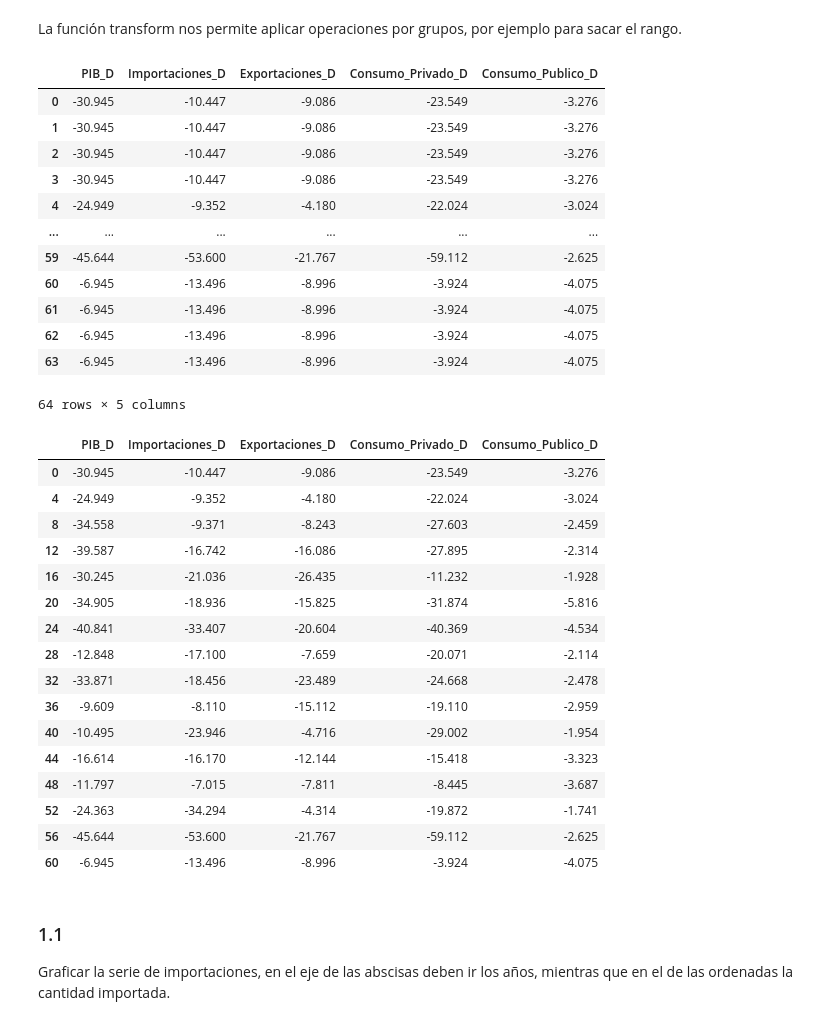
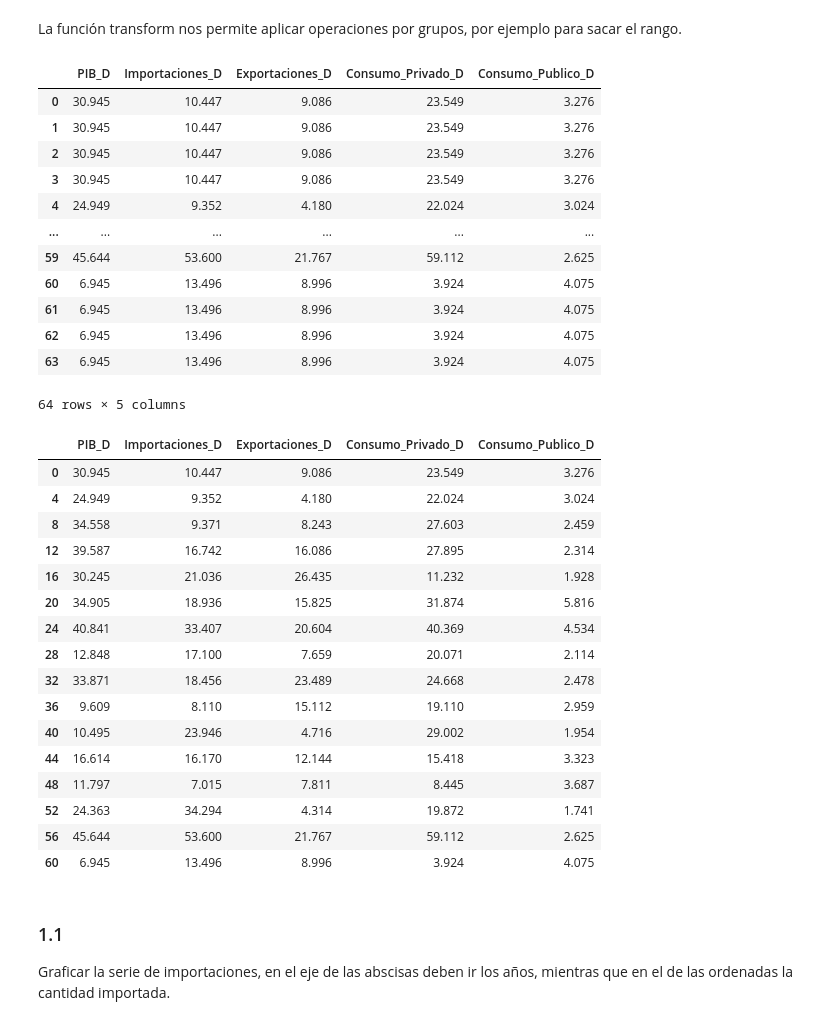
Before and after one commit to institutohumai/cursos-python, a Jupyter notebook: AnalisisDeDatos/5_Visualizacion/Ejercitacion/Ejercitacion_Extra_Resuelto.ipynb, the cells around one changed output. Cells and saved outputs as stored; diff of their text form; code cells hidden in the pictures.

```diff
--- a/AnalisisDeDatos/5_Visualizacion/Ejercitacion/Ejercitacion_Extra_Resuelto.ipynb
+++ b/AnalisisDeDatos/5_Visualizacion/Ejercitacion/Ejercitacion_Extra_Resuelto.ipynb
@@ -28,42 +28,42 @@ df.head()
 # %% [markdown]
 La función transform nos permite aplicar operaciones por grupos, por ejemplo para sacar el rango.
 # %%
-df.groupby('Año').transform(lambda x: (x.min() - x.max()))
+df.groupby('Año').transform(lambda x: (x.max() - x.min()))
 # %% [output]
 |  | PIB_D | Importaciones_D | Exportaciones_D | Consumo_Privado_D | Consumo_Publico_D |
-| 0 | -30.945 | -10.447 | -9.086 | -23.549 | -3.276 |
-| 1 | -30.945 | -10.447 | -9.086 | -23.549 | -3.276 |
-| 2 | -30.945 | -10.447 | -9.086 | -23.549 | -3.276 |
-| 3 | -30.945 | -10.447 | -9.086 | -23.549 | -3.276 |
-| 4 | -24.949 | -9.352 | -4.180 | -22.024 | -3.024 |
+| 0 | 30.945 | 10.447 | 9.086 | 23.549 | 3.276 |
+| 1 | 30.945 | 10.447 | 9.086 | 23.549 | 3.276 |
+| 2 | 30.945 | 10.447 | 9.086 | 23.549 | 3.276 |
+| 3 | 30.945 | 10.447 | 9.086 | 23.549 | 3.276 |
+| 4 | 24.949 | 9.352 | 4.180 | 22.024 | 3.024 |
 | ... | ... | ... | ... | ... | ... |
-| 59 | -45.644 | -53.600 | -21.767 | -59.112 | -2.625 |
-| 60 | -6.945 | -13.496 | -8.996 | -3.924 | -4.075 |
-| 61 | -6.945 | -13.496 | -8.996 | -3.924 | -4.075 |
-| 62 | -6.945 | -13.496 | -8.996 | -3.924 | -4.075 |
-| 63 | -6.945 | -13.496 | -8.996 | -3.924 | -4.075 |
+| 59 | 45.644 | 53.600 | 21.767 | 59.112 | 2.625 |
+| 60 | 6.945 | 13.496 | 8.996 | 3.924 | 4.075 |
+| 61 | 6.945 | 13.496 | 8.996 | 3.924 | 4.075 |
+| 62 | 6.945 | 13.496 | 8.996 | 3.924 | 4.075 |
+| 63 | 6.945 | 13.496 | 8.996 | 3.924 | 4.075 |
 64 rows × 5 columns
 # %%
 # tomamos 1 por año
-df.groupby('Año').transform(lambda x: (x.min() - x.max())).iloc[::4]
+df.groupby('Año').transform(lambda x: (x.max() - x.min())).iloc[::4]
 # %% [output]
 |  | PIB_D | Importaciones_D | Exportaciones_D | Consumo_Privado_D | Consumo_Publico_D |
-| 0 | -30.945 | -10.447 | -9.086 | -23.549 | -3.276 |
-| 4 | -24.949 | -9.352 | -4.180 | -22.024 | -3.024 |
-| 8 | -34.558 | -9.371 | -8.243 | -27.603 | -2.459 |
-| 12 | -39.587 | -16.742 | -16.086 | -27.895 | -2.314 |
-| 16 | -30.245 | -21.036 | -26.435 | -11.232 | -1.928 |
-| 20 | -34.905 | -18.936 | -15.825 | -31.874 | -5.816 |
-| 24 | -40.841 | -33.407 | -20.604 | -40.369 | -4.534 |
-| 28 | -12.848 | -17.100 | -7.659 | -20.071 | -2.114 |
-| 32 | -33.871 | -18.456 | -23.489 | -24.668 | -2.478 |
-| 36 | -9.609 | -8.110 | -15.112 | -19.110 | -2.959 |
-| 40 | -10.495 | -23.946 | -4.716 | -29.002 | -1.954 |
-| 44 | -16.614 | -16.170 | -12.144 | -15.418 | -3.323 |
-| 48 | -11.797 | -7.015 | -7.811 | -8.445 | -3.687 |
-| 52 | -24.363 | -34.294 | -4.314 | -19.872 | -1.741 |
-| 56 | -45.644 | -53.600 | -21.767 | -59.112 | -2.625 |
-| 60 | -6.945 | -13.496 | -8.996 | -3.924 | -4.075 |
+| 0 | 30.945 | 10.447 | 9.086 | 23.549 | 3.276 |
+| 4 | 24.949 | 9.352 | 4.180 | 22.024 | 3.024 |
+| 8 | 34.558 | 9.371 | 8.243 | 27.603 | 2.459 |
+| 12 | 39.587 | 16.742 | 16.086 | 27.895 | 2.314 |
+| 16 | 30.245 | 21.036 | 26.435 | 11.232 | 1.928 |
+| 20 | 34.905 | 18.936 | 15.825 | 31.874 | 5.816 |
+| 24 | 40.841 | 33.407 | 20.604 | 40.369 | 4.534 |
+| 28 | 12.848 | 17.100 | 7.659 | 20.071 | 2.114 |
+| 32 | 33.871 | 18.456 | 23.489 | 24.668 | 2.478 |
+| 36 | 9.609 | 8.110 | 15.112 | 19.110 | 2.959 |
+| 40 | 10.495 | 23.946 | 4.716 | 29.002 | 1.954 |
+| 44 | 16.614 | 16.170 | 12.144 | 15.418 | 3.323 |
+| 48 | 11.797 | 7.015 | 7.811 | 8.445 | 3.687 |
+| 52 | 24.363 | 34.294 | 4.314 | 19.872 | 1.741 |
+| 56 | 45.644 | 53.600 | 21.767 | 59.112 | 2.625 |
+| 60 | 6.945 | 13.496 | 8.996 | 3.924 | 4.075 |
 # %% [markdown]
 ### 1.1
 Graficar la serie de importaciones, en el eje de las abscisas deben ir los años, mientras que en el de las ordenadas la cantidad importada.
```
Also changed, not shown: parts of 1 cell of this notebook.
